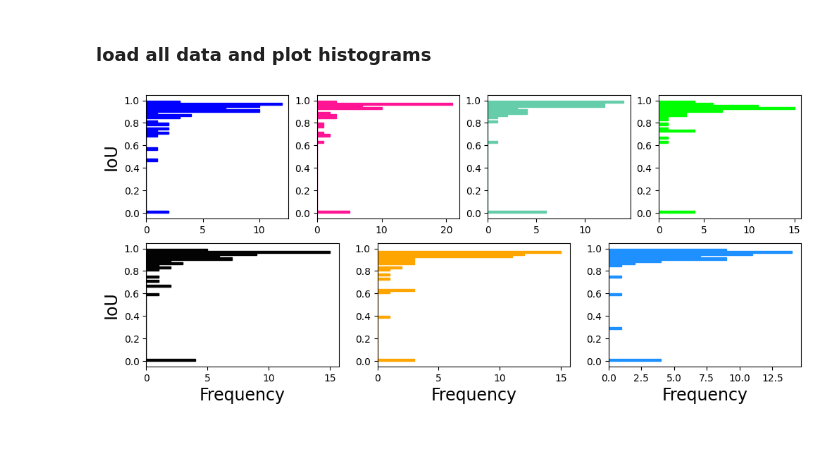
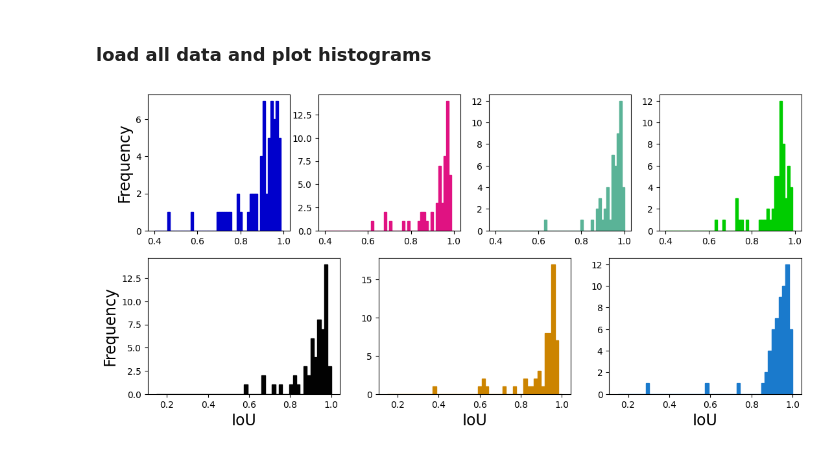
Before and after one commit to iza611/MSc_AI_final_project, a Jupyter notebook: evaluation/SIGGI_IoU.ipynb, the cells around one changed output. Saved outputs shown, nothing was run; the diff lists cells and outputs as text; code cells hidden in the pictures.

```diff
--- a/evaluation/SIGGI_IoU.ipynb
+++ b/evaluation/SIGGI_IoU.ipynb
@@ -128,6 +128,8 @@ with open(file_path, 'w') as file:
 # %% [markdown]
 ### load all data and plot histograms
 # %%
+from numpy import isnan
+
 data_lists = []
 for t in range(7):
     file_path = f'./SIGGI_IoU_data/SIGGI_{t}.txt'
@@ -136,38 +138,42 @@ for t in range(7):
 
     with open(file_path, 'r') as file:
         for line in file:
-            iou_list.append(float(line.strip()))
+            iou = float(line.strip())
+            if not isnan(iou) and iou > 0:
+                iou_list.append(iou)
 
     data_lists.append(iou_list)
 # %%
+from matplotlib import pyplot as plt
 # data_lists = [iou_list,iou_list,iou_list,iou_list,iou_list,iou_list,iou_list]
 titles = ['SIGGI_0', 'SIGGI_1', 'SIGGI_2', 'SIGGI_3', 'SIGGI_4', 'SIGGI_5', 'SIGGI_6']
 colors = ['#0000FF', '#FF1493', '#66CDAA', '#00FF00', '#030303', '#FFA500', '#1E90FF']
-
+colors = ['#0000CC', '#E01282', '#5AB397', '#00CC00', '#020202', '#CC8400', '#1A7ACC']
+# ranges = [(0.4, 1.0), (0.6, 1.0), (0.6, 1.0), (0.6, 1.0), (0.3, 1.0), (0.3, 1.0), (0.2, 1.0)]
 num_histograms = len(data_lists)
 # num_columns = 7
 num_columns_first_row = 4
 num_columns_second_row = 3
 
-plt.figure(figsize=(12,5))
+plt.figure(figsize=(13,6))
 f=17
 
 for i in range(num_columns_first_row):
     plt.subplot(2, num_columns_first_row, i+1)
-    plt.hist(data_lists[i], bins=50, range=(0, 1), alpha=1, color=colors[i], edgecolor=colors[i], orientation='horizontal')
+    plt.hist(data_lists[i], bins=50, range=(0.4, 1.0), alpha=1, color=colors[i], edgecolor=colors[i], orientation='vertical')
     # plt.title(titles[i], color=colors[i])
     # plt.xlabel('Frequency')
     if i==0:
-        plt.ylabel('IoU', fontsize=f)
+        plt.ylabel('Frequency', fontsize=f)
 
 for i in range(num_columns_second_row):
     plt.subplot(2, num_columns_second_row, num_columns_first_row+i)
-    plt.hist(data_lists[num_columns_first_row+i], bins=50, range=(0, 1), alpha=1, color=colors[num_columns_first_row+i], edgecolor=colors[num_columns_first_row+i], orientation='horizontal')
+    plt.hist(data_lists[num_columns_first_row+i], bins=50, range=(0.15, 1.0), alpha=1, color=colors[num_columns_first_row+i], edgecolor=colors[num_columns_first_row+i], orientation='vertical')
     # plt.title(titles[num_columns_first_row+i], color=colors[num_columns_first_row+i])
-    plt.xlabel('Frequency', fontsize=f)
+    plt.xlabel('IoU', fontsize=f)
     if i==0:
-        plt.ylabel('IoU', fontsize=f)
+        plt.ylabel('Frequency', fontsize=f)
 
 plt.show()
 # %% [output]
-[figure, old version]
+[figure, new version]
```
Also changed, not shown: 4 other files.
